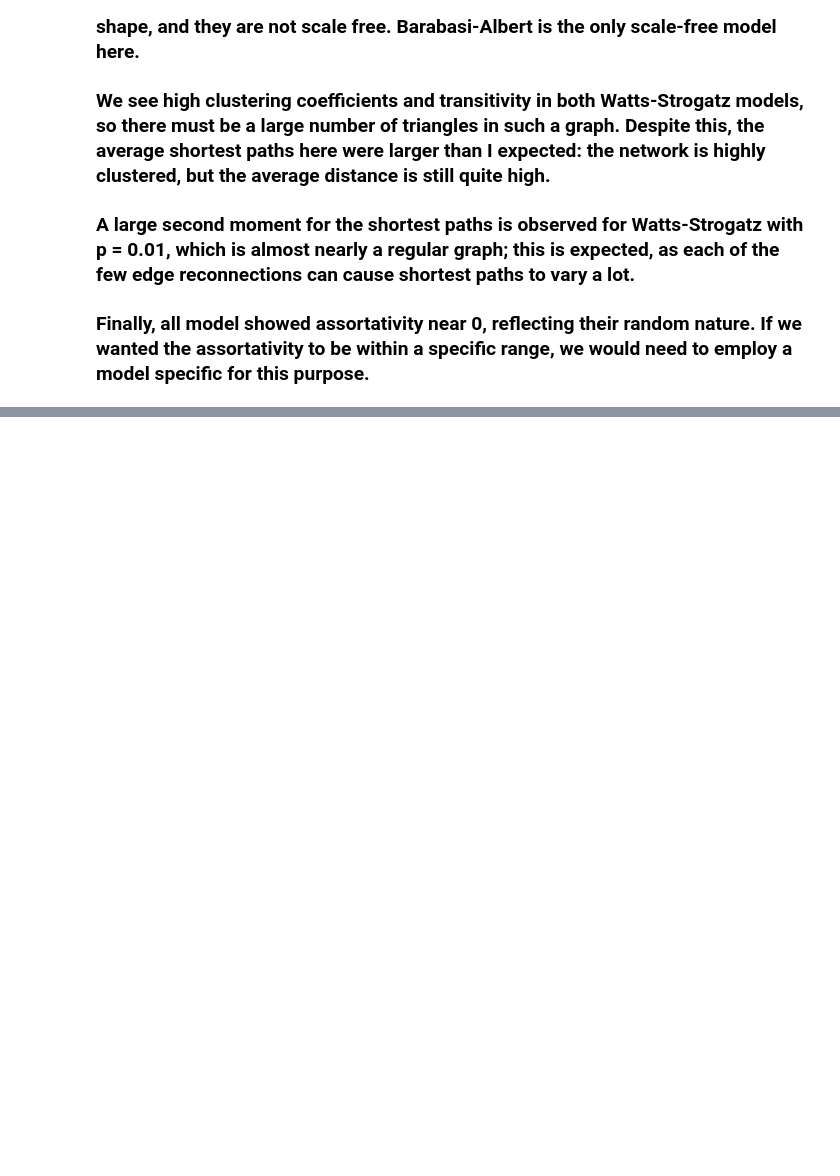
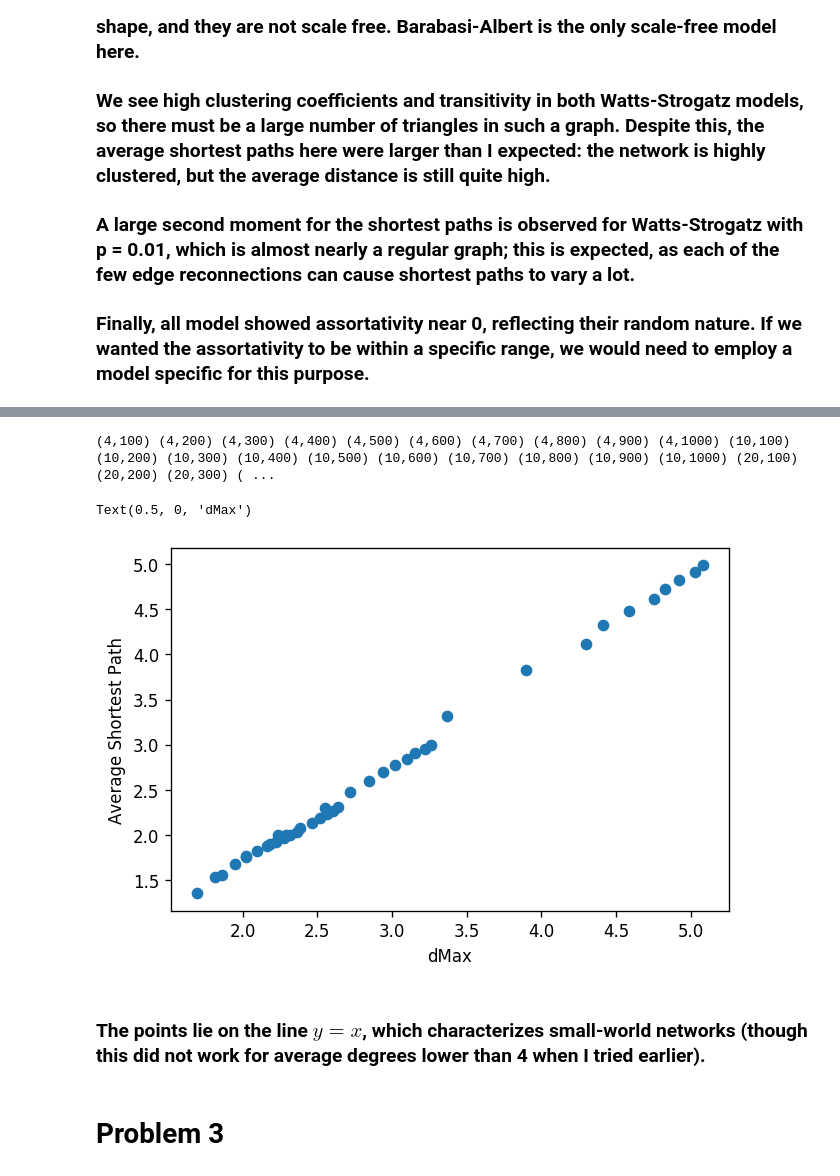
Before and after one commit to matheushjs/sandbox, a Jupyter notebook: complex_nets/lista3.ipynb, the cells around one changed output, grey strips where cells are left out. Cells and saved outputs as stored; diff of their text form; code cells hidden in the pictures; blank space fills up the shorter version.

```diff
--- a/complex_nets/lista3.ipynb
+++ b/complex_nets/lista3.ipynb
@@ -155,0 +179,31 @@ Degree distributions. Each row is:
+# %%
+avgShortestPath = []
+dMax = []
+
+for avgDeg in (4, 10, 20, 30):
+    for N in np.arange(100, 1001, step=100):
+        print("({},{})".format(avgDeg, N), end=" ")
+        avgSP = 0
+        dM = 0
+        nIter = 10
+
+        for i in range(nIter):
+            giantComp = max(nx.connected_component_subgraphs(nx.erdos_renyi_graph(N, avgDeg / (N-1))), key=len)
+            avgSP += nx.average_shortest_path_length(giantComp)
+            dM += np.log(N) / np.log(avgDeg)
+
+        avgShortestPath.append(avgSP / nIter)
+        dMax.append(dM / nIter)
+
+plt.figure(dpi=120)
+plt.scatter(avgShortestPath, dMax, cmap="rainbow")
+plt.ylabel("Average Shortest Path")
+plt.xlabel("dMax")
+# %% [output]
+(4,100) (4,200) (4,300) (4,400) (4,500) (4,600) (4,700) (4,800) (4,900) (4,1000) (10,100) (10,200) (10,300) (10,400) (10,500) (10,600) (10,700) (10,800) (10,900) (10,1000) (20,100) (20,200) (20,300) ( ...
+Text(0.5, 0, 'dMax')
+[figure, added]
+# %% [markdown]
+### The points lie on the line $y = x$, which characterizes small-world networks (though this did not work for average degrees lower than 4 when I tried earlier).
+# %% [markdown]
+# Problem 3
```
Also changed, not shown: parts of 5 cells of this notebook.
